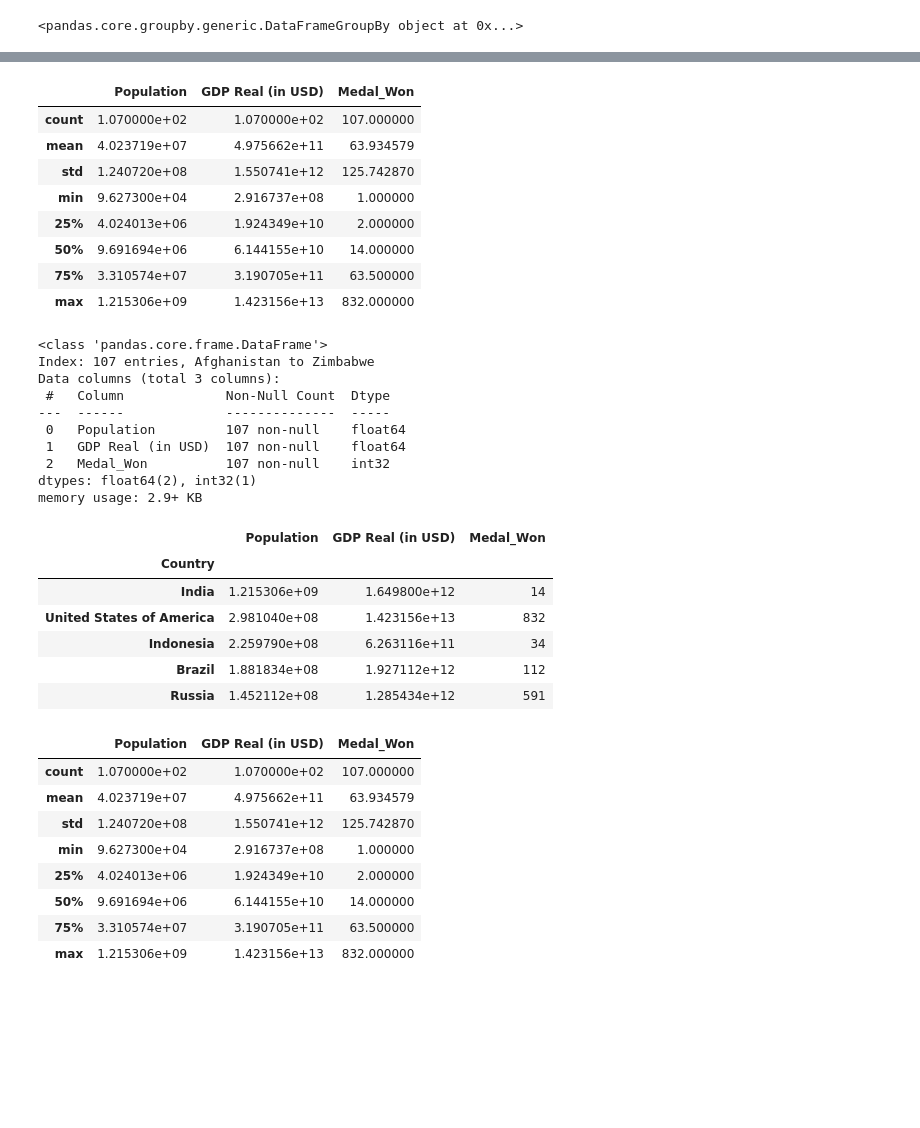
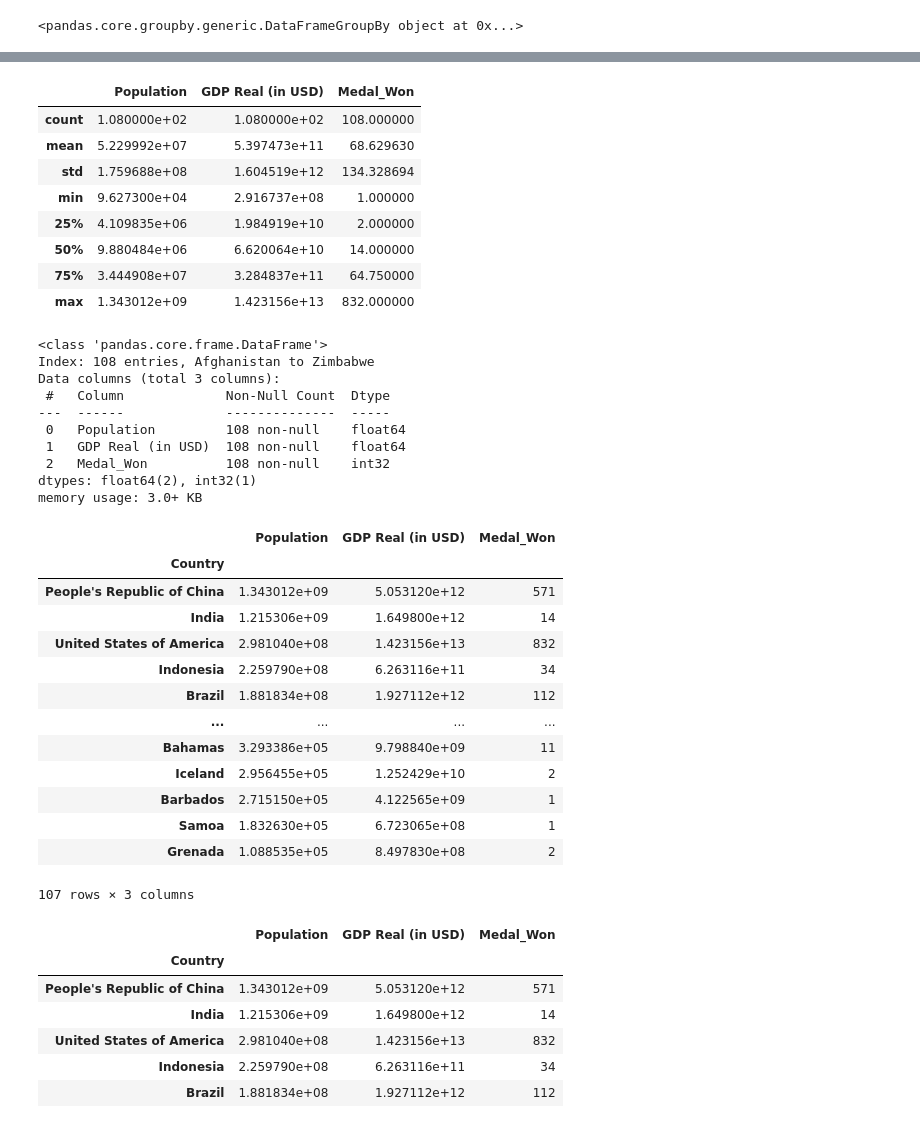
Before and after one commit to AlishaSHM/SMU_PROJECT1_OLYMPICS, a Jupyter notebook: alisha_work/Untitled.ipynb, the cells around one changed output, grey strips where cells are left out. Saved outputs shown, nothing was run; the diff lists cells and outputs as text; code cells hidden in the pictures; blank space fills up the shorter version.

```diff
--- a/alisha_work/Untitled.ipynb
+++ b/alisha_work/Untitled.ipynb
@@ -300,5 +309,5 @@ Zimbabwe              7                  7          7
 # %%
-country_total_population = grouped_df_merged2["Population"].sum()
+country_total_population = grouped_df_merged2["Population"].mean()
 print(country_total_population)
 # %% [output]
 Country
@@ -376,49 +382,44 @@ total_summary_df
 total_summary_df.describe()
 # %% [output]
 |  | Population | GDP Real (in USD) | Medal_Won |
-| count | 1.070000e+02 | 1.070000e+02 | 107.000000 |
-| mean | 4.023719e+07 | 4.975662e+11 | 63.934579 |
-| std | 1.240720e+08 | 1.550741e+12 | 125.742870 |
+| count | 1.080000e+02 | 1.080000e+02 | 108.000000 |
+| mean | 5.229992e+07 | 5.397473e+11 | 68.629630 |
+| std | 1.759688e+08 | 1.604519e+12 | 134.328694 |
 | min | 9.627300e+04 | 2.916737e+08 | 1.000000 |
-| 25% | 4.024013e+06 | 1.924349e+10 | 2.000000 |
-| 50% | 9.691694e+06 | 6.144155e+10 | 14.000000 |
-| 75% | 3.310574e+07 | 3.190705e+11 | 63.500000 |
-| max | 1.215306e+09 | 1.423156e+13 | 832.000000 |
+| 25% | 4.109835e+06 | 1.984919e+10 | 2.000000 |
+| 50% | 9.880484e+06 | 6.620064e+10 | 14.000000 |
+| 75% | 3.444908e+07 | 3.284837e+11 | 64.750000 |
+| max | 1.343012e+09 | 1.423156e+13 | 832.000000 |
 # %%
 total_summary_df.info()
 # %% [output]
 <class 'pandas.core.frame.DataFrame'>
-Index: 107 entries, Afghanistan to Zimbabwe
+Index: 108 entries, Afghanistan to Zimbabwe
 Data columns (total 3 columns):
  #   Column             Non-Null Count  Dtype
 ---  ------             --------------  -----
- 0   Population         107 non-null    float64
- 1   GDP Real (in USD)  107 non-null    float64
- 2   Medal_Won          107 non-null    int32
+ 0   Population         108 non-null    float64
+ 1   GDP Real (in USD)  108 non-null    float64
+ 2   Medal_Won          108 non-null    int32
 dtypes: float64(2), int32(1)
-memory usage: 2.9+ KB
+memory usage: 3.0+ KB
 # %%
 # To sort from highest to lowest, ascending=False must be passed in
-population_and_GDP_medals_df = total_summary_df.sort_values(
+Sorted_GDP_population = total_summary_df.sort_values(
     ["Population", "GDP Real (in USD)", "Medal_Won"], ascending=False)
-population_and_GDP_medals_df.head()
+Sorted_GDP_population.head(107)
 # %% [output]
 |  | Population | GDP Real (in USD) | Medal_Won |
 | Country |  |  |  |
+| People's Republic of China | 1.343012e+09 | 5.053120e+12 | 571 |
 | India | 1.215306e+09 | 1.649800e+12 | 14 |
 | United States of America | 2.981040e+08 | 1.423156e+13 | 832 |
 | Indonesia | 2.259790e+08 | 6.263116e+11 | 34 |
 | Brazil | 1.881834e+08 | 1.927112e+12 | 112 |
-| Russia | 1.452112e+08 | 1.285434e+12 | 591 |
+| ... | ... | ... | ... |
+| Bahamas | 3.293386e+05 | 9.798840e+09 | 11 |
+| Iceland | 2.956455e+05 | 1.252429e+10 | 2 |
+| Barbados | 2.715150e+05 | 4.122565e+09 | 1 |
+| Samoa | 1.832630e+05 | 6.723065e+08 | 1 |
+| Grenada | 1.088535e+05 | 8.497830e+08 | 2 |
+107 rows × 3 columns
-# %%
-population_and_GDP_medals_df.describe()
-# %% [output]
-|  | Population | GDP Real (in USD) | Medal_Won |
-| count | 1.070000e+02 | 1.070000e+02 | 107.000000 |
-| mean | 4.023719e+07 | 4.975662e+11 | 63.934579 |
-| std | 1.240720e+08 | 1.550741e+12 | 125.742870 |
-| min | 9.627300e+04 | 2.916737e+08 | 1.000000 |
-| 25% | 4.024013e+06 | 1.924349e+10 | 2.000000 |
-| 50% | 9.691694e+06 | 6.144155e+10 | 14.000000 |
-| 75% | 3.310574e+07 | 3.190705e+11 | 63.500000 |
-| max | 1.215306e+09 | 1.423156e+13 | 832.000000 |
@@ -445,0 +426,12 @@ def gendata(loc1=0, loc2=0):
+# %%
+# To sort from highest to lowest, ascending=False must be passed in
+Sorted_population = total_summary_df.sort_values(by="Population", ascending=False)
+Sorted_population.head()
+# %% [output]
+|  | Population | GDP Real (in USD) | Medal_Won |
+| Country |  |  |  |
+| People's Republic of China | 1.343012e+09 | 5.053120e+12 | 571 |
+| India | 1.215306e+09 | 1.649800e+12 | 14 |
+| United States of America | 2.981040e+08 | 1.423156e+13 | 832 |
+| Indonesia | 2.259790e+08 | 6.263116e+11 | 34 |
+| Brazil | 1.881834e+08 | 1.927112e+12 | 112 |
```
Also changed, not shown: parts of 52 cells of this notebook, 2 other files.
